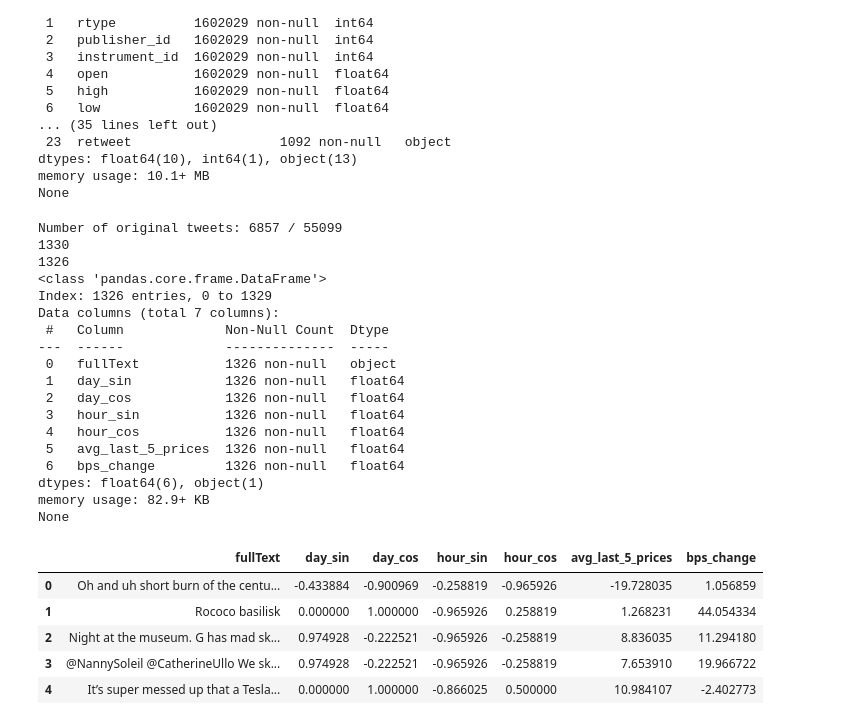
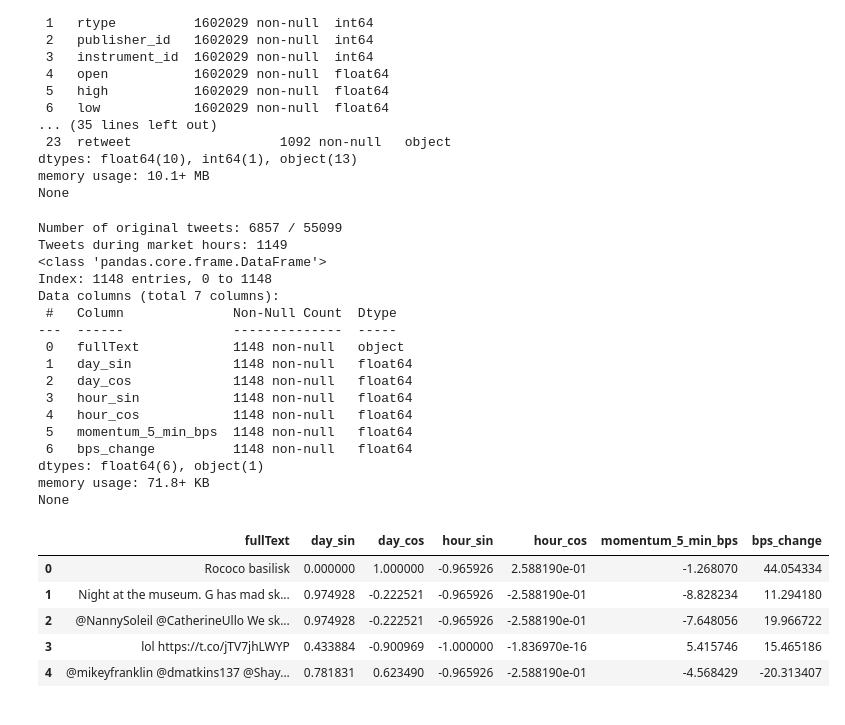
Before and after one commit to ngoguened/AML_Final_Project, a Jupyter notebook: notebooks/preprocessing.ipynb, the cells around one changed output. Cells and saved outputs as stored; diff of their text form; code cells hidden in the pictures.

```diff
--- a/notebooks/preprocessing.ipynb
+++ b/notebooks/preprocessing.ipynb
@@ -67,13 +67,19 @@ y = y.sort_values("ts_event").reset_index(drop=True)
 
 # filter X to only have tweets that have stock price data after them
 X = X[y["ts_event"].min() <= X["window_start_time"]]
-# filter to weekdays and market hours (data is in UTC)
-# this range is a little wider to account for Daylight Savings Time changes
-X = X[
-    (X["createdAt"].dt.dayofweek < 5)
-    & (X["createdAt"].dt.hour >= 13)
-    & (X["createdAt"].dt.hour < 21)
-]
+
+# Filter to weekdays and exact market hours (9:30 AM - 4:00 PM Eastern)
+# Convert to Eastern time to handle DST automatically
+eastern_time = X["createdAt"].dt.tz_convert("America/New_York")
+
+market_hours_mask = (X["createdAt"].dt.dayofweek < 5) & (  # Weekdays (Mon-Fri)
+    ((eastern_time.dt.hour == 9) & (eastern_time.dt.minute >= 30))  # 9:30-9:59 AM
+    | ((eastern_time.dt.hour >= 10) & (eastern_time.dt.hour < 16))  # 10:00 AM - 3:59 PM
+)
+
+X = X[market_hours_mask]
+print(f"Tweets during market hours: {len(X)}")
+
 
 # join to get stock prices at the start of the window
 data = pd.merge_asof(
@@ -106,64 +112,68 @@ data = pd.merge_asof(
     direction="backward",
 )
 
-data["avg_last_5_prices"] = (
-    10000 * (data["avg_last_5_prices"] - data["open_start"]) / data["open_start"]
+# calculate bps change from avg_last_5_prices to open_start to see market momentum
+data["momentum_5_min_bps"] = (
+    10000 * (data["open_start"] - data["avg_last_5_prices"]) / data["avg_last_5_prices"]
 )
 
 # calculate the % change and convert to basis points (0.01%) so we dont have to deal
 # with small decimals
 data["bps_change"] = (
     10000 * (data["close_end"] - data["open_start"]) / data["open_start"]
 )
 
+# so we can reference it in the future
+data_unchanged = data.copy()
+
 # 4. Drop the extra ts_event column created by the merge_asof
-data = data.drop(columns=["ts_event"])
+data_processed = data.drop(columns=["ts_event"])
 
 # drop unnecessary columns
-data = data.drop(
+data_processed = data_processed.drop(
     columns=[
         "createdAt",
         "isRetweet",
         "isReply",
         "isQuote",
         "ts_event_start",
         "ts_event_end",
         "open_start",
         "open_end",
         "close_start",
         "close_end",
         "window_start_time",
         "window_end_time",
+        "avg_last_5_prices",
     ]
 )
-data.dropna(inplace=True)
-print(data.info())
-data.head()
+data_processed.dropna(inplace=True)
+print(data_processed.info())
+data_processed.head()
 # %% [output]
 Number of original tweets: 6857 / 55099
-1330
-1326
+Tweets during market hours: 1149
 <class 'pandas.core.frame.DataFrame'>
-Index: 1326 entries, 0 to 1329
+Index: 1148 entries, 0 to 1148
 Data columns (total 7 columns):
- #   Column             Non-Null Count  Dtype
----  ------             --------------  -----
- 0   fullText           1326 non-null   object
- 1   day_sin            1326 non-null   float64
- 2   day_cos            1326 non-null   float64
- 3   hour_sin           1326 non-null   float64
- 4   hour_cos           1326 non-null   float64
- 5   avg_last_5_prices  1326 non-null   float64
- 6   bps_change         1326 non-null   float64
+ #   Column              Non-Null Count  Dtype
+---  ------              --------------  -----
+ 0   fullText            1148 non-null   object
+ 1   day_sin             1148 non-null   float64
+ 2   day_cos             1148 non-null   float64
+ 3   hour_sin            1148 non-null   float64
+ 4   hour_cos            1148 non-null   float64
+ 5   momentum_5_min_bps  1148 non-null   float64
+ 6   bps_change          1148 non-null   float64
 dtypes: float64(6), object(1)
-memory usage: 82.9+ KB
+memory usage: 71.8+ KB
 None
-|  | fullText | day_sin | day_cos | hour_sin | hour_cos | avg_last_5_prices | bps_change |
-| 0 | Oh and uh short burn of the centu... | -0.433884 | -0.900969 | -0.258819 | -0.965926 | -19.728035 | 1.056859 |
-| 1 | Rococo basilisk | 0.000000 | 1.000000 | -0.965926 | 0.258819 | 1.268231 | 44.054334 |
-| 2 | Night at the museum. G has mad sk... | 0.974928 | -0.222521 | -0.965926 | -0.258819 | 8.836035 | 11.294180 |
-| 3 | @NannySoleil @CatherineUllo We sk... | 0.974928 | -0.222521 | -0.965926 | -0.258819 | 7.653910 | 19.966722 |
-| 4 | It’s super messed up that a Tesla... | 0.000000 | 1.000000 | -0.866025 | 0.500000 | 10.984107 | -2.402773 |
+|  | fullText | day_sin | day_cos | hour_sin | hour_cos | momentum_5_min_bps | bps_change |
+| 0 | Rococo basilisk | 0.000000 | 1.000000 | -0.965926 | 2.588190e-01 | -1.268070 | 44.054334 |
+| 1 | Night at the museum. G has mad sk... | 0.974928 | -0.222521 | -0.965926 | -2.588190e-01 | -8.828234 | 11.294180 |
+| 2 | @NannySoleil @CatherineUllo We sk... | 0.974928 | -0.222521 | -0.965926 | -2.588190e-01 | -7.648056 | 19.966722 |
+| 3 | lol https://t.co/jTV7jhLWYP | 0.433884 | -0.900969 | -1.000000 | -1.836970e-16 | 5.415746 | 15.465186 |
+| 4 | @mikeyfranklin @dmatkins137 @Shay... | 0.781831 | 0.623490 | -0.965926 | -2.588190e-01 | -4.568429 | -20.313407 |
 # %%
 # Now we need to vectorize the text. Let's use a pre-trained embedding model
 from sentence_transformers import SentenceTransformer
```
Also changed, not shown: parts of 15 cells of this notebook, 4 other files.
